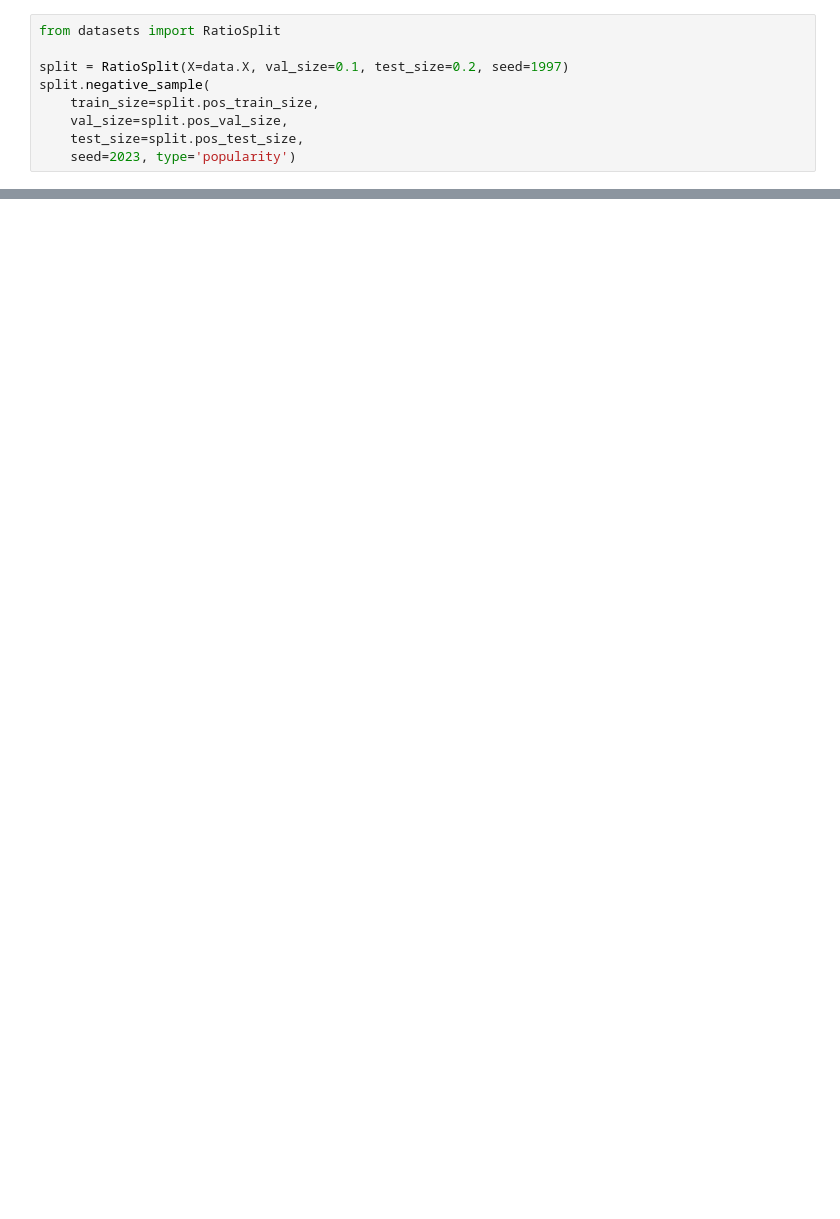
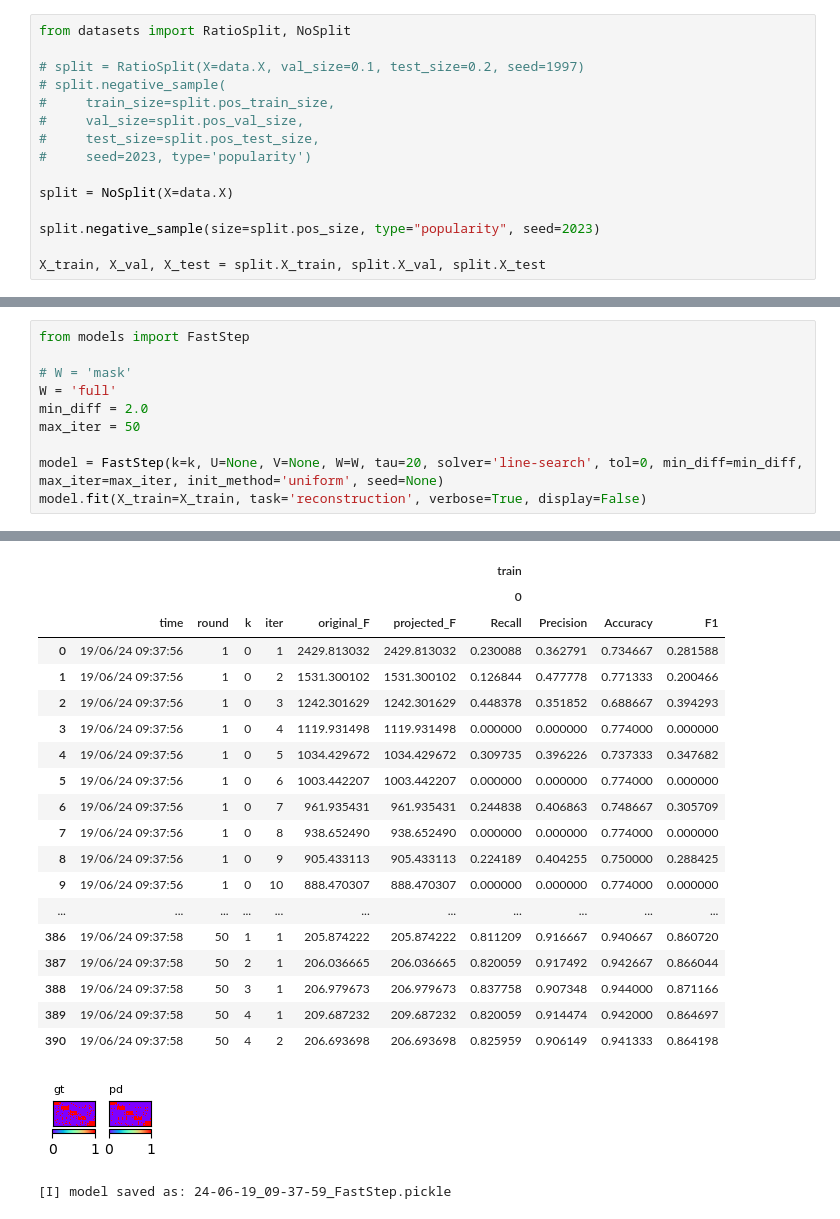
Before and after one commit to PreferredAI/PyBMF, a Jupyter notebook: examples/ex04_3_FastStep.ipynb, the cells around one changed output, grey strips where cells are left out. Drawn from its saved outputs; the diff is of its cells as text; blank space fills up the shorter version.

Commit message:
Added FastStep and refined thresholding algorithms

```diff
--- a/examples/ex04_3_FastStep.ipynb
+++ b/examples/ex04_3_FastStep.ipynb
@@ -40,10 +38,16 @@ idx = data.sample(factor_id=1, n_samples=500)
 # %%
-from datasets import RatioSplit
+from datasets import RatioSplit, NoSplit
 
-split = RatioSplit(X=data.X, val_size=0.1, test_size=0.2, seed=1997)
-split.negative_sample(
-    train_size=split.pos_train_size,
-    val_size=split.pos_val_size,
-    test_size=split.pos_test_size,
-    seed=2023, type='popularity')
+# split = RatioSplit(X=data.X, val_size=0.1, test_size=0.2, seed=1997)
+# split.negative_sample(
+#     train_size=split.pos_train_size,
+#     val_size=split.pos_val_size,
+#     test_size=split.pos_test_size,
+#     seed=2023, type='popularity')
+
+split = NoSplit(X=data.X)
+
+split.negative_sample(size=split.pos_size, type="popularity", seed=2023)
+
+X_train, X_val, X_test = split.X_train, split.X_val, split.X_test
 # %% [output]
@@ -142,0 +69,11 @@ IndexError: list index out of range
+# %%
+from models import FastStep
+
+# W = 'mask'
+W = 'full'
+min_diff = 2.0
+max_iter = 50
+
+model = FastStep(k=k, U=None, V=None, W=W, tau=20, solver='line-search', tol=0, min_diff=min_diff, max_iter=max_iter, init_method='uniform', seed=None)
+model.fit(X_train=X_train, task='reconstruction', verbose=True, display=False)
+# %% [output]
@@ -142,0 +97,21 @@ IndexError: list index out of range
+|  |  |  |  |  |  |  | train |  |  |  |
+|  |  |  |  |  |  |  | 0 |  |  |  |
+|  | time | round | k | iter | original_F | projected_F | Recall | Precision | Accuracy | F1 |
+| 0 | 19/06/24 09:37:56 | 1 | 0 | 1 | 2429.813032 | 2429.813032 | 0.230088 | 0.362791 | 0.734667 | 0.281588 |
+| 1 | 19/06/24 09:37:56 | 1 | 0 | 2 | 1531.300102 | 1531.300102 | 0.126844 | 0.477778 | 0.771333 | 0.200466 |
+| 2 | 19/06/24 09:37:56 | 1 | 0 | 3 | 1242.301629 | 1242.301629 | 0.448378 | 0.351852 | 0.688667 | 0.394293 |
+| 3 | 19/06/24 09:37:56 | 1 | 0 | 4 | 1119.931498 | 1119.931498 | 0.000000 | 0.000000 | 0.774000 | 0.000000 |
+| 4 | 19/06/24 09:37:56 | 1 | 0 | 5 | 1034.429672 | 1034.429672 | 0.309735 | 0.396226 | 0.737333 | 0.347682 |
+| 5 | 19/06/24 09:37:56 | 1 | 0 | 6 | 1003.442207 | 1003.442207 | 0.000000 | 0.000000 | 0.774000 | 0.000000 |
+| 6 | 19/06/24 09:37:56 | 1 | 0 | 7 | 961.935431 | 961.935431 | 0.244838 | 0.406863 | 0.748667 | 0.305709 |
+| 7 | 19/06/24 09:37:56 | 1 | 0 | 8 | 938.652490 | 938.652490 | 0.000000 | 0.000000 | 0.774000 | 0.000000 |
+| 8 | 19/06/24 09:37:56 | 1 | 0 | 9 | 905.433113 | 905.433113 | 0.224189 | 0.404255 | 0.750000 | 0.288425 |
+| 9 | 19/06/24 09:37:56 | 1 | 0 | 10 | 888.470307 | 888.470307 | 0.000000 | 0.000000 | 0.774000 | 0.000000 |
+| ... | ... | ... | ... | ... | ... | ... | ... | ... | ... | ... |
+| 386 | 19/06/24 09:37:58 | 50 | 1 | 1 | 205.874222 | 205.874222 | 0.811209 | 0.916667 | 0.940667 | 0.860720 |
+| 387 | 19/06/24 09:37:58 | 50 | 2 | 1 | 206.036665 | 206.036665 | 0.820059 | 0.917492 | 0.942667 | 0.866044 |
+| 388 | 19/06/24 09:37:58 | 50 | 3 | 1 | 206.979673 | 206.979673 | 0.837758 | 0.907348 | 0.944000 | 0.871166 |
+| 389 | 19/06/24 09:37:58 | 50 | 4 | 1 | 209.687232 | 209.687232 | 0.820059 | 0.914474 | 0.942000 | 0.864697 |
+| 390 | 19/06/24 09:37:58 | 50 | 4 | 2 | 206.693698 | 206.693698 | 0.825959 | 0.906149 | 0.941333 | 0.864198 |
+[figure, added]
+[I] model saved as: 24-06-19_09-37-59_FastStep.pickle
```
Also changed, not shown: parts of 24 cells of this notebook, 22 other files.
